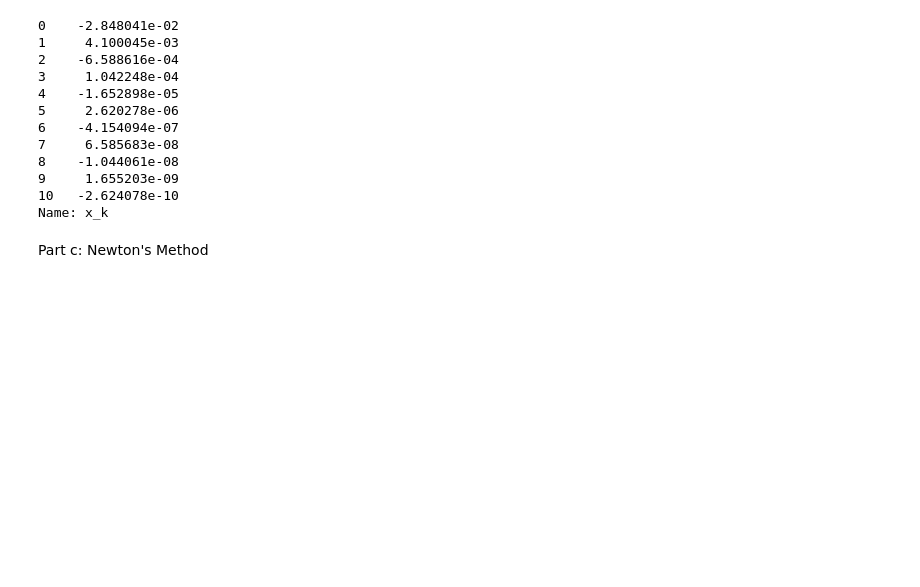
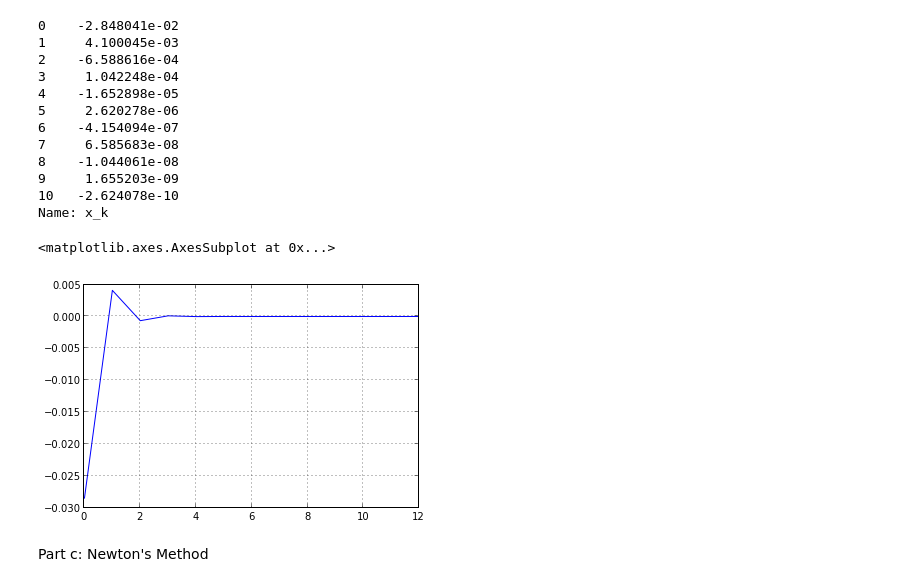
Before and after one commit to TomAugspurger/optimization, a Jupyter notebook: hw2_turn_in.py.ipynb, the cells around one changed output. Drawn from its saved outputs; the diff is of its cells as text; code cells hidden in the pictures; blank space fills up the shorter version.

```diff
--- a/hw2_turn_in.py.ipynb
+++ b/hw2_turn_in.py.ipynb
@@ -59,6 +64,11 @@ print(df.ix[:10]['x_k'] - x)
 9     1.655203e-09
 10   -2.624078e-10
 Name: x_k
+# %%
+(df['x_k'] - x).plot()
+# %% [output]
+<matplotlib.axes.AxesSubplot at 0x...>
+[figure, added]
 # %% [markdown]
 Part c: Newton's Method
 # %%
```
Also changed, not shown: parts of 6 cells of this notebook, 1 other file.
